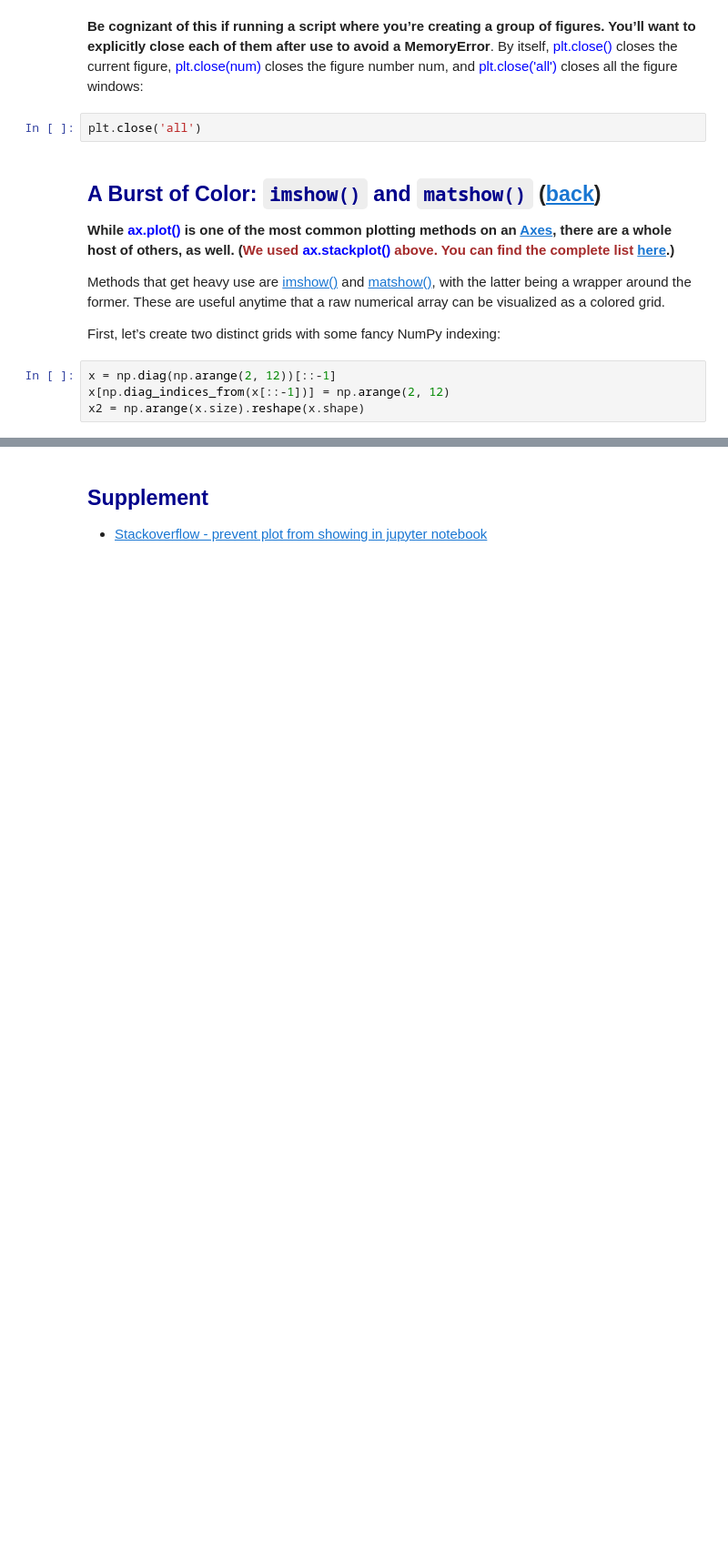
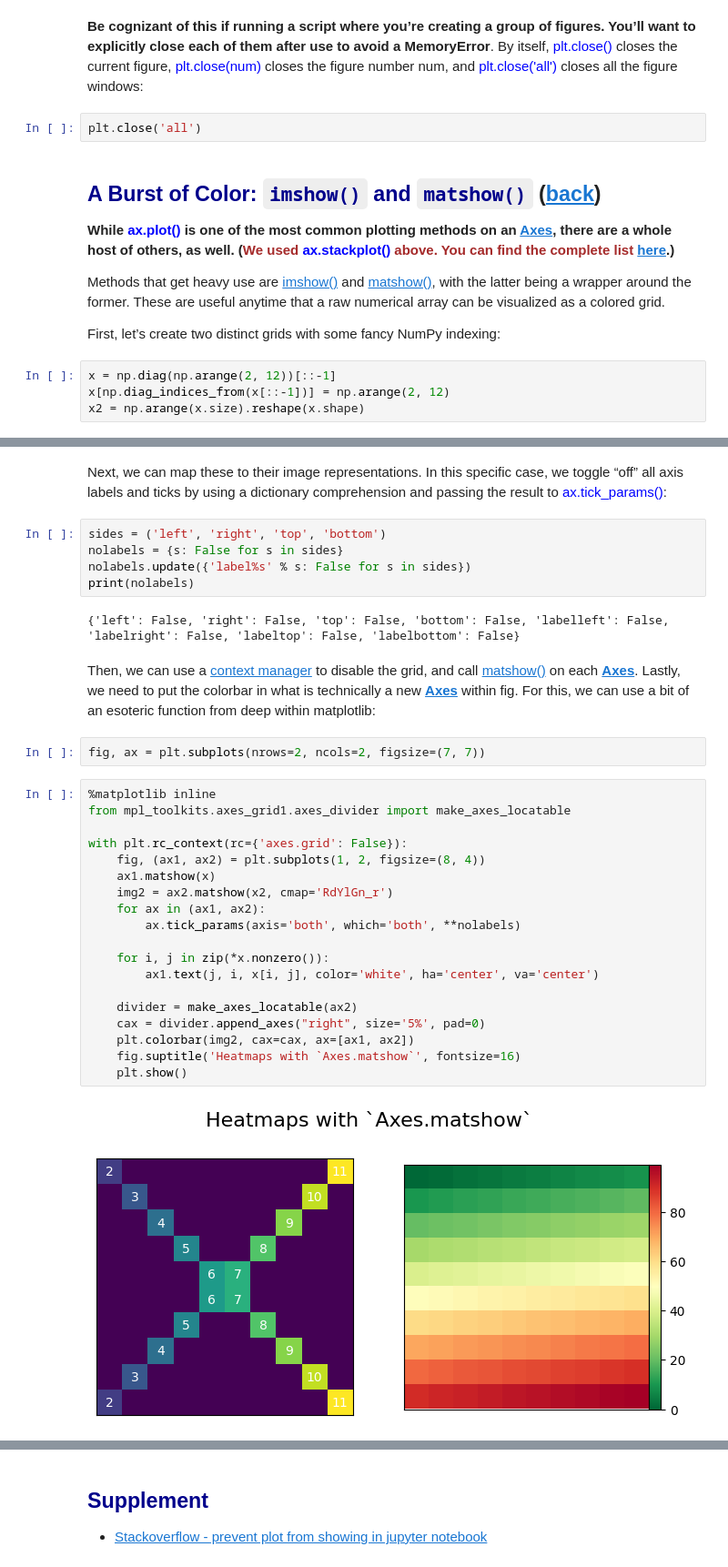
Before and after one commit to johnklee/python_101_crash_courses, a Jupyter notebook: article_collection/Python_matplotlib_guide/notebook.ipynb, the cells around one changed output, grey strips where cells are left out. Shown: that part at 91% size. Saved outputs shown, nothing was run; the diff lists cells and outputs as text; blank space fills up the shorter version.

```diff
--- a/article_collection/Python_matplotlib_guide/notebook.ipynb
+++ b/article_collection/Python_matplotlib_guide/notebook.ipynb
@@ -420,0 +425,34 @@ x2 = np.arange(x.size).reshape(x.shape)
+# %% [markdown]
+Next, we can map these to their image representations. In this specific case, we toggle “off” all axis labels and ticks by using a dictionary comprehension and passing the result to <font color='blue'>ax.tick_params()</font>:
+# %%
+sides = ('left', 'right', 'top', 'bottom')
+nolabels = {s: False for s in sides}
+nolabels.update({'label%s' % s: False for s in sides})
+print(nolabels)
+# %% [output]
+{'left': False, 'right': False, 'top': False, 'bottom': False, 'labelleft': False, 'labelright': False, 'labeltop': False, 'labelbottom': False}
+# %% [markdown]
+Then, we can use a [context manager](https://docs.python.org/3/reference/datamodel.html#context-managers) to disable the grid, and call [matshow()](https://matplotlib.org/stable/api/_as_gen/matplotlib.pyplot.matshow.html) on each [**Axes**](https://matplotlib.org/stable/api/_as_gen/matplotlib.axes.Axes.html). Lastly, we need to put the colorbar in what is technically a new [**Axes**](https://matplotlib.org/stable/api/_as_gen/matplotlib.axes.Axes.html) within fig. For this, we can use a bit of an esoteric function from deep within matplotlib:
+# %%
+fig, ax = plt.subplots(nrows=2, ncols=2, figsize=(7, 7))
+# %%
+%matplotlib inline
+from mpl_toolkits.axes_grid1.axes_divider import make_axes_locatable
+
+with plt.rc_context(rc={'axes.grid': False}):
+    fig, (ax1, ax2) = plt.subplots(1, 2, figsize=(8, 4))
+    ax1.matshow(x)
+    img2 = ax2.matshow(x2, cmap='RdYlGn_r')
+    for ax in (ax1, ax2):
+        ax.tick_params(axis='both', which='both', **nolabels)
+
+    for i, j in zip(*x.nonzero()):
+        ax1.text(j, i, x[i, j], color='white', ha='center', va='center')
+
+    divider = make_axes_locatable(ax2)
+    cax = divider.append_axes("right", size='5%', pad=0)
+    plt.colorbar(img2, cax=cax, ax=[ax1, ax2])
+    fig.suptitle('Heatmaps with `Axes.matshow`', fontsize=16)
+    plt.show()
+# %% [output]
+[figure, added]
```
Also changed, not shown: parts of 39 cells of this notebook.
